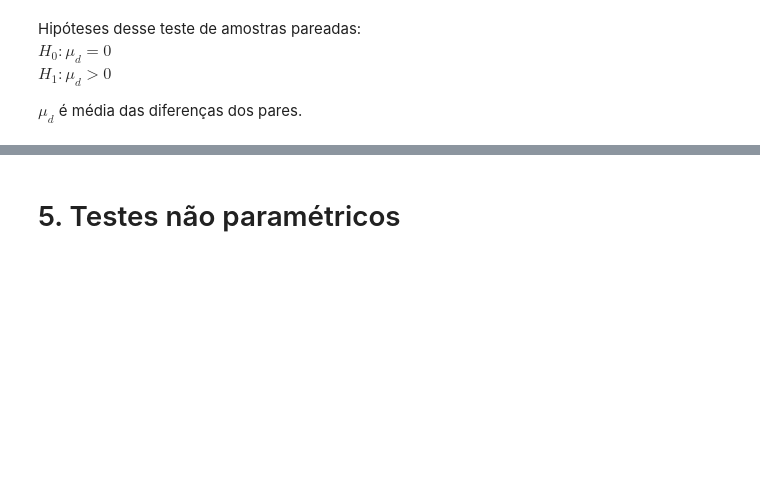
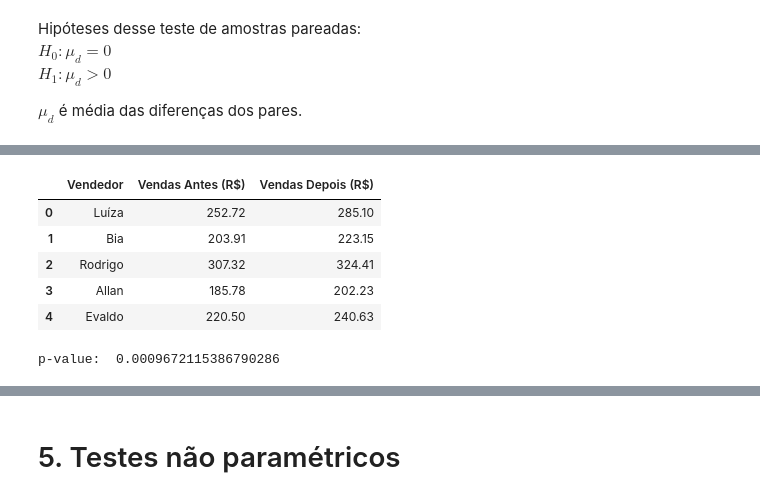
Before and after one commit to biancamcunha/Data-Science-Alura, a Jupyter notebook: [Aula_0]_Data_Science_Testes_com_Data_Science.ipynb, the cells around one changed output, grey strips where cells are left out. Saved outputs shown, nothing was run; the diff lists cells and outputs as text; code cells hidden in the pictures; blank space fills up the shorter version.

Commit message:
Aula 4 do curso Data Science: testando hipóteses

```diff
--- a/[Aula_0]_Data_Science_Testes_com_Data_Science.ipynb
+++ b/[Aula_0]_Data_Science_Testes_com_Data_Science.ipynb
@@ -619,0 +769,17 @@ $μ_d$ é média das diferenças dos pares.
+# %%
+df_equipe_vendas = pd.DataFrame({'Vendedor': [ 'Luíza', 'Bia', 'Rodrigo', 'Allan', 'Evaldo'],
+                                 'Vendas Antes (R$)': [252.72, 203.91, 307.32, 185.78, 220.5],
+                                 'Vendas Depois (R$)': [285.1, 223.15, 324.41, 202.23, 240.63]})
+df_equipe_vendas
+# %% [output]
+|  | Vendedor | Vendas Antes (R$) | Vendas Depois (R$) |
+| 0 | Luíza | 252.72 | 285.10 |
+| 1 | Bia | 203.91 | 223.15 |
+| 2 | Rodrigo | 307.32 | 324.41 |
+| 3 | Allan | 185.78 | 202.23 |
+| 4 | Evaldo | 220.50 | 240.63 |
+# %%
+stats, p_value = ttest_rel(df_equipe_vendas['Vendas Depois (R$)'], df_equipe_vendas['Vendas Antes (R$)'], alternative='greater')
+print("p-value: ", p_value)
+# %% [output]
+p-value:  0.0009672115386790286
```
Also changed, not shown: parts of 57 cells of this notebook.
